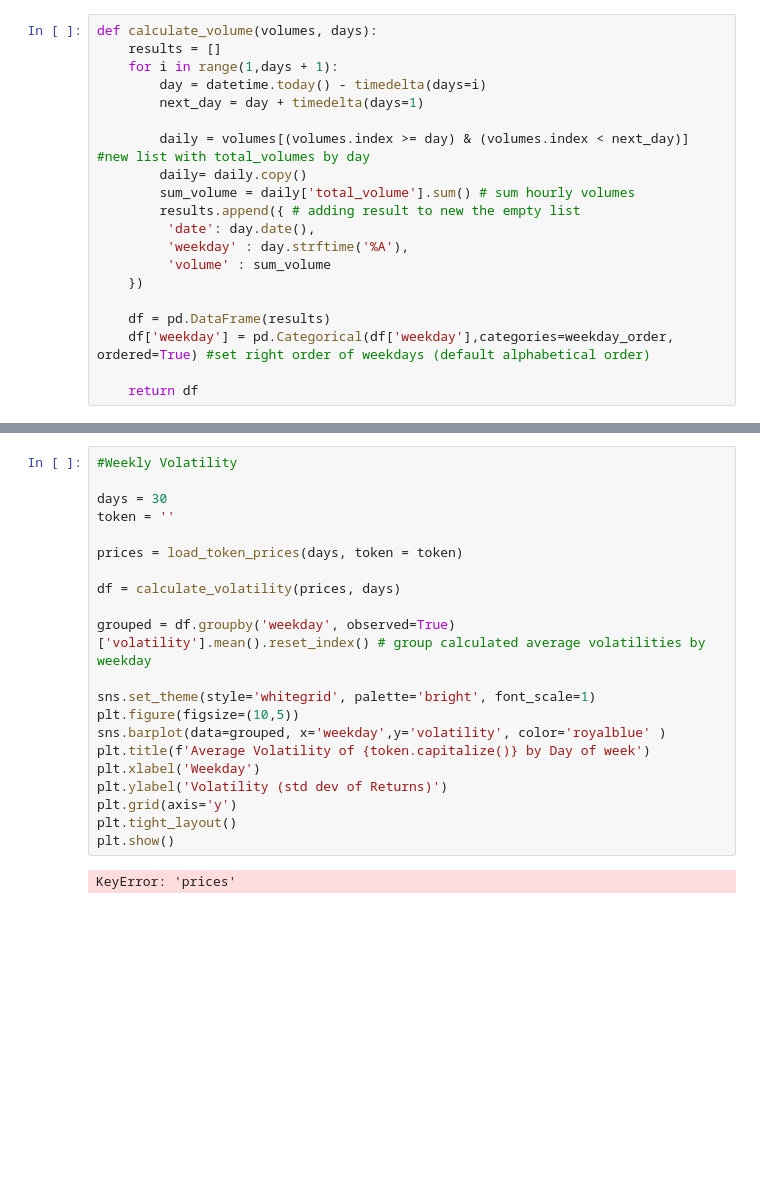
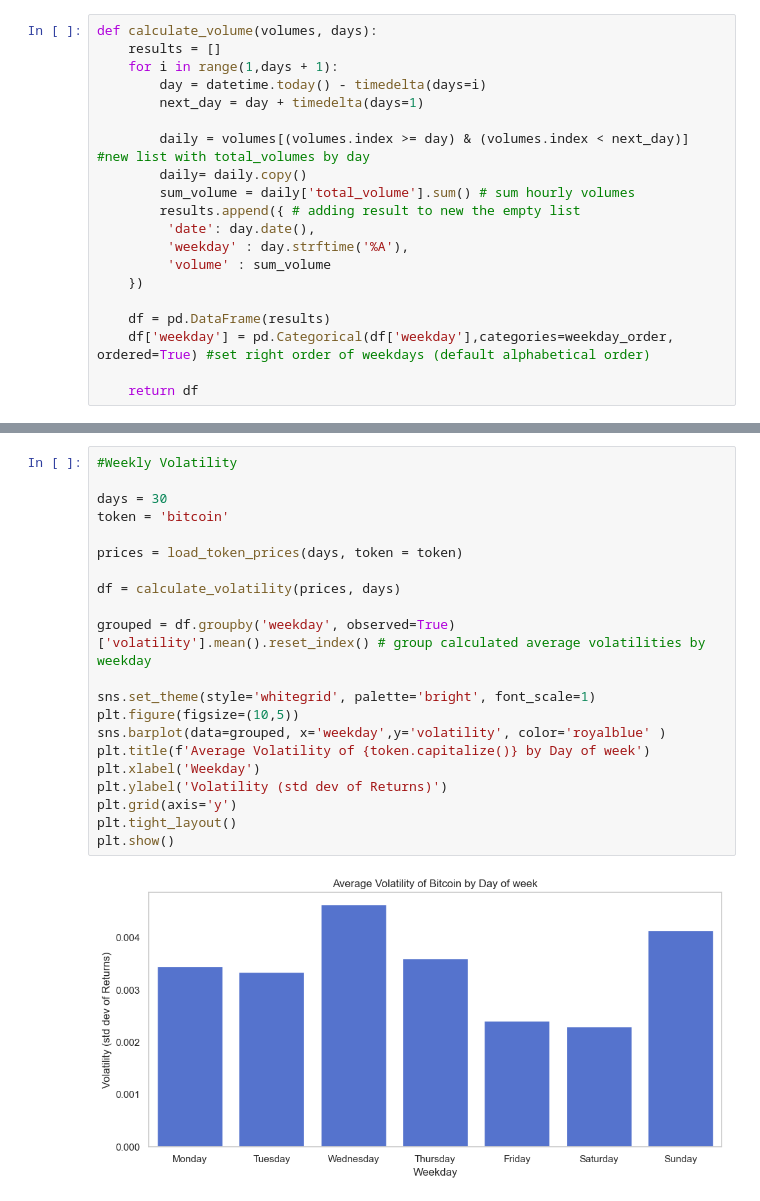
Before and after one commit to moyu1011-hka/hausarbeit-info2, a Jupyter notebook: test_coingecko_with_jupyter.ipynb, the cells around one changed output, grey strips where cells are left out. Saved outputs shown, nothing was run; the diff lists cells and outputs as text; blank space fills up the shorter version.

```diff
--- a/test_coingecko_with_jupyter.ipynb
+++ b/test_coingecko_with_jupyter.ipynb
@@ -149,26 +149,26 @@ Volatility of Bitcoin for last 16 hours:0.0045
 # %%
 #Weekly Volatility
 
 days = 30
-token = ''
+token = 'bitcoin'
 
 prices = load_token_prices(days, token = token)
 
 df = calculate_volatility(prices, days)
 
 grouped = df.groupby('weekday', observed=True)['volatility'].mean().reset_index() # group calculated average volatilities by weekday
 
 sns.set_theme(style='whitegrid', palette='bright', font_scale=1)
 plt.figure(figsize=(10,5))
 sns.barplot(data=grouped, x='weekday',y='volatility', color='royalblue' )
 plt.title(f'Average Volatility of {token.capitalize()} by Day of week')
 plt.xlabel('Weekday')
 plt.ylabel('Volatility (std dev of Returns)')
 plt.grid(axis='y')
 plt.tight_layout()
 plt.show()
 # %% [output]
-KeyError: 'prices'
+[figure, added]
 # %%
 #Hourly Total Volume
 token = "ethereum"
```
Also changed, not shown: parts of 17 cells of this notebook, 1 other file.
